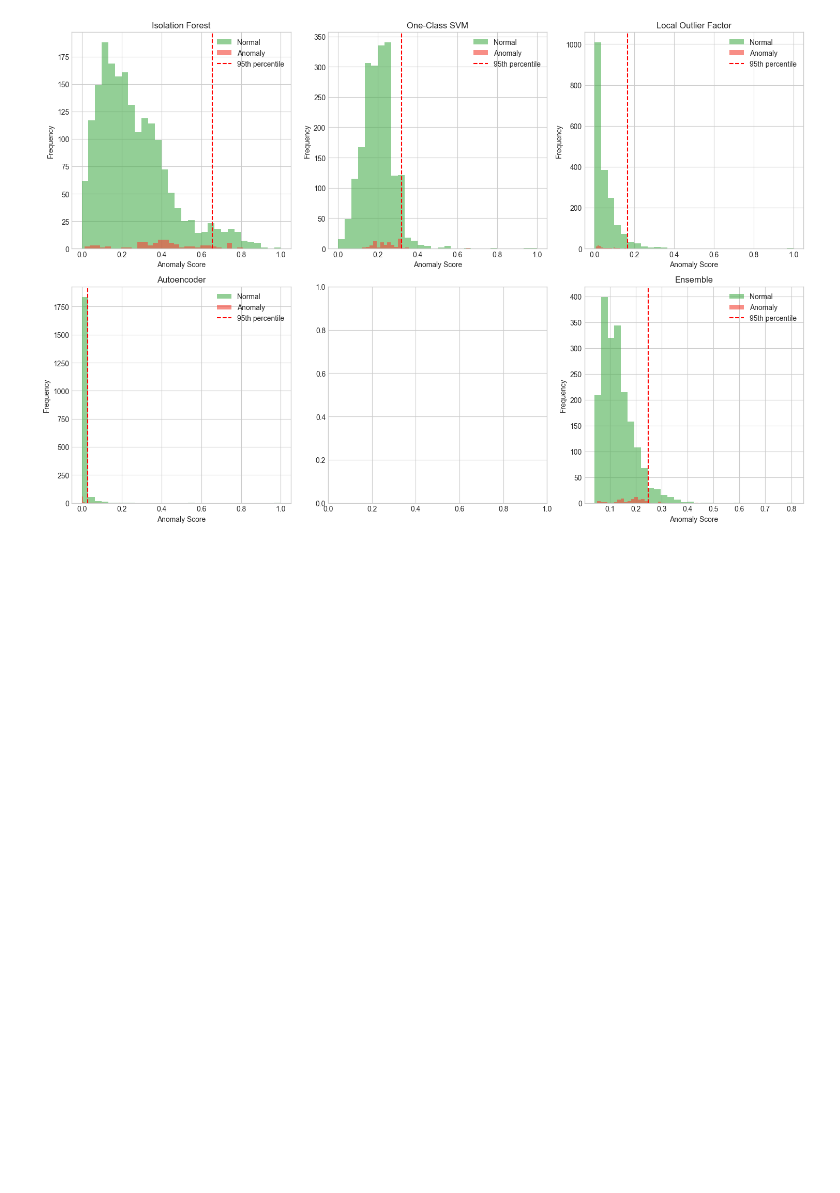
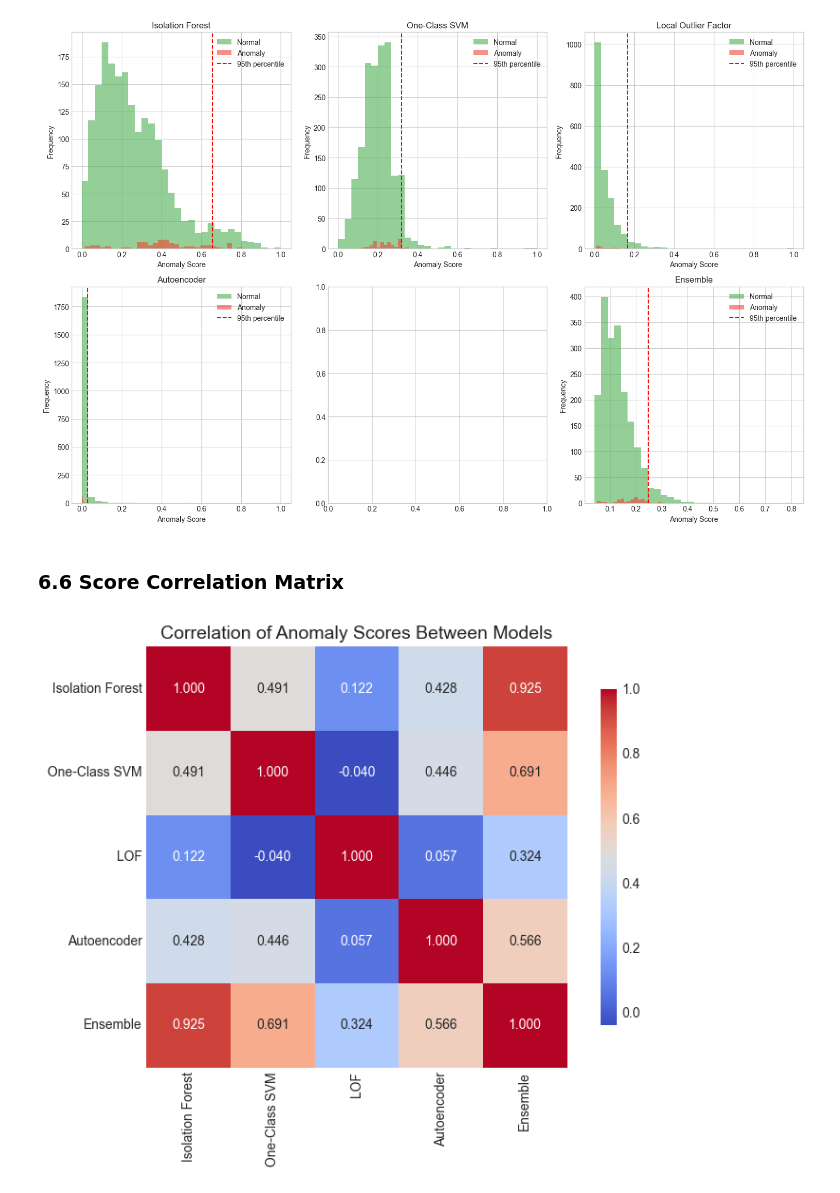
Before and after one commit to Houzibe/health-insurance-fraudulent-claims-detection-system, a Jupyter notebook: notebooks/02_model_training.ipynb, the cells around one changed output. Cells and saved outputs as stored; diff of their text form; code cells hidden in the pictures; blank space fills up the shorter version.

Commit message:
Added score correlation matrix

```diff
--- a/notebooks/02_model_training.ipynb
+++ b/notebooks/02_model_training.ipynb
@@ -505,3 +505,28 @@ plt.savefig('../figures/score_distributions.png', dpi=300)
 plt.show()
 # %% [output]
 [figure]
+# %% [markdown]
+### 6.6 Score Correlation Matrix
+# %%
+# Create DataFrame with all scores
+score_df = pd.DataFrame({
+    'Isolation Forest': if_scores_norm,
+    'One-Class SVM': ocsvm_scores_norm,
+    'LOF': lof_scores_norm,
+    'Autoencoder': ae_scores_norm,
+    'Ensemble': ensemble_scores,
+    'True_Label': y_test
+})
+
+# Correlation matrix
+corr_matrix = score_df[['Isolation Forest', 'One-Class SVM', 'LOF', 'Autoencoder', 'Ensemble']].corr()
+
+plt.figure(figsize=(8, 6))
+sns.heatmap(corr_matrix, annot=True, fmt='.3f', cmap='coolwarm',
+            square=True, cbar_kws={"shrink": 0.8})
+plt.title('Correlation of Anomaly Scores Between Models', fontsize=14)
+plt.tight_layout()
+plt.savefig('../figures/score_correlation.png', dpi=300)
+plt.show()
+# %% [output]
+[figure, added]
```
Also changed, not shown: 1 other file.
